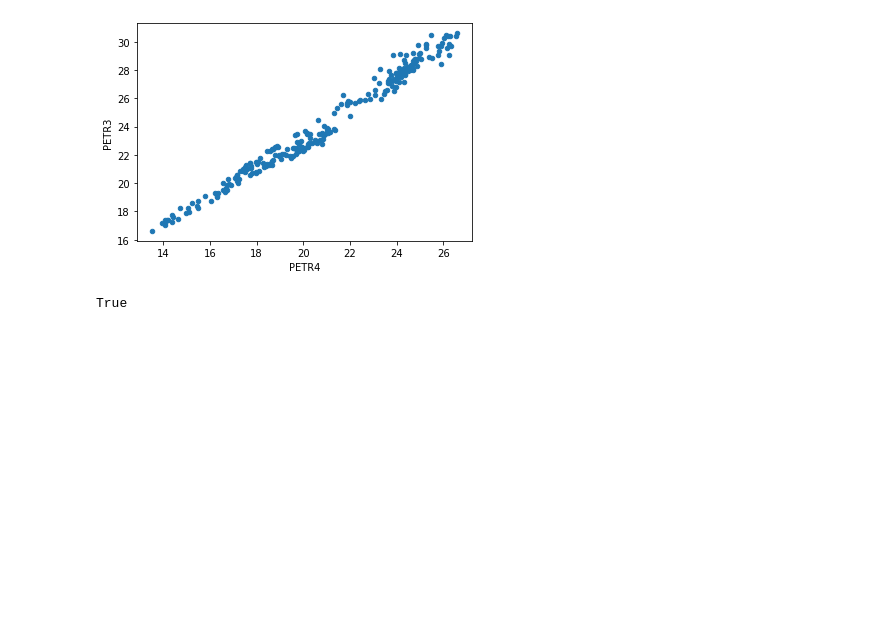
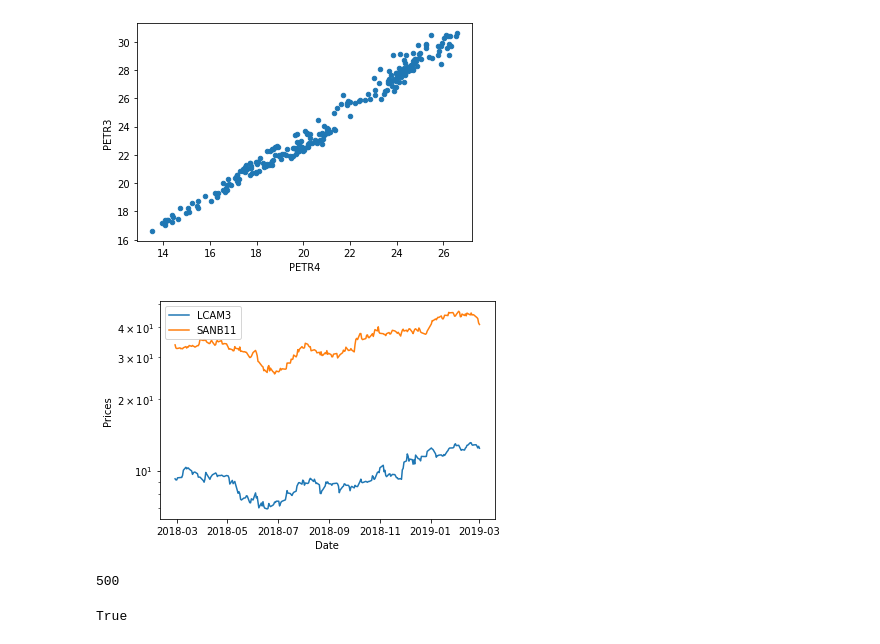
Before and after one commit to CorreaWillian/cointegration, a Jupyter notebook: testing_notebook.ipynb, the cells around one changed output. Saved outputs shown, nothing was run; the diff lists cells and outputs as text; code cells hidden in the pictures; blank space fills up the shorter version.

```diff
--- a/testing_notebook.ipynb
+++ b/testing_notebook.ipynb
@@ -52,0 +55,11 @@ model = cointegracao.Cointegration()
+# %%
+a = sns.lineplot(y='LCAM3', x=bd.index, data=bd, label='LCAM3')
+a = sns.lineplot(y='SANB11', x=bd.index, data=bd, label='SANB11')
+
+a.set(yscale='log')
+
+plt.xlabel('Date')
+plt.ylabel('Prices')
+plt.show()
+# %% [output]
+[figure, added]
@@ -53 +104,5 @@ model = cointegracao.Cointegration()
+# %%
+len(permut)
+# %% [output]
+500
 # %%
```
Also changed, not shown: parts of 20 cells of this notebook, 2 other files.
